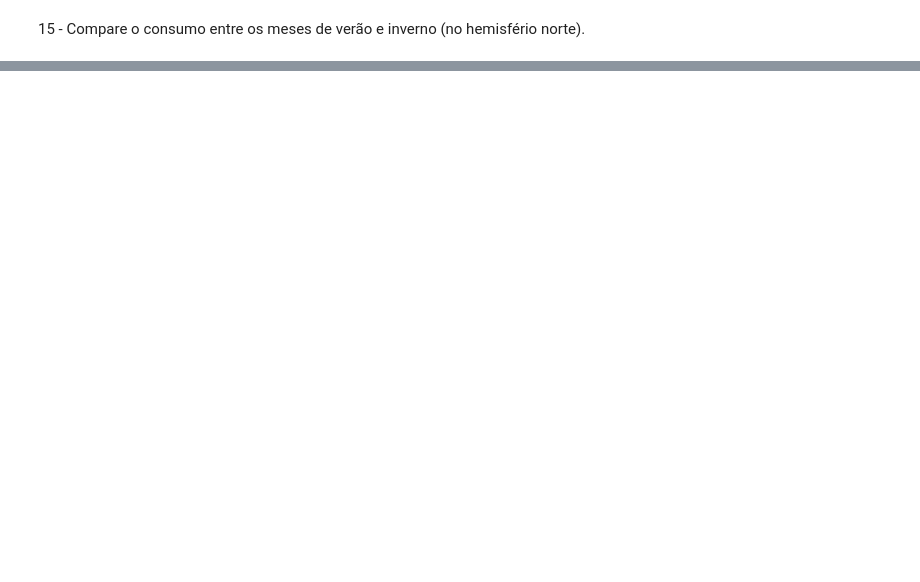
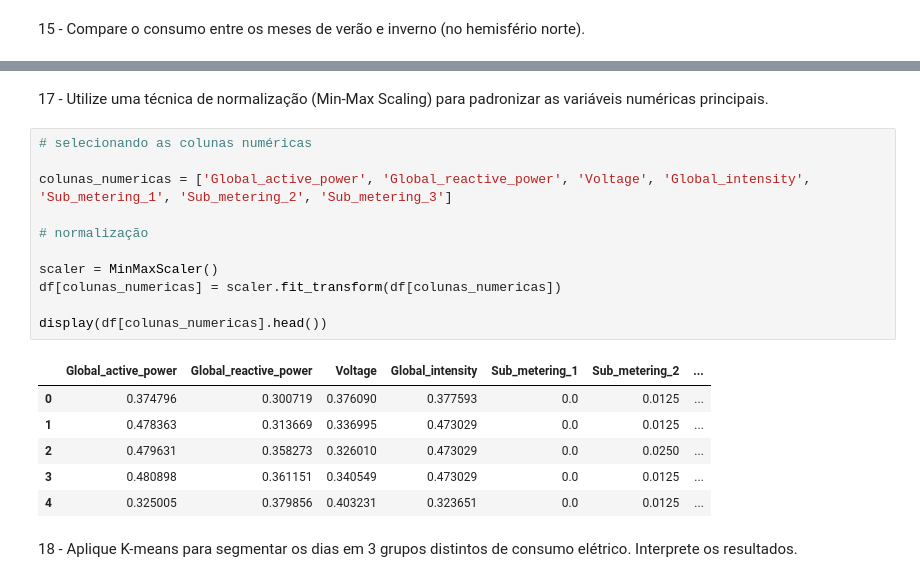
Before and after one commit to NathanMagno/energy-consumers-data, a Jupyter notebook: cp04.ipynb, the cells around one changed output, grey strips where cells are left out. Saved outputs shown, nothing was run; the diff lists cells and outputs as text; blank space fills up the shorter version.

```diff
--- a/cp04.ipynb
+++ b/cp04.ipynb
@@ -356,0 +398,22 @@ Average power consumption is higher in winter than in summer.
+# %% [markdown]
+17 - Utilize uma técnica de normalização (Min-Max Scaling) para padronizar as variáveis numéricas principais.
+# %%
+# selecionando as colunas numéricas
+
+colunas_numericas = ['Global_active_power', 'Global_reactive_power', 'Voltage', 'Global_intensity', 'Sub_metering_1', 'Sub_metering_2', 'Sub_metering_3']
+
+# normalização
+
+scaler = MinMaxScaler()
+df[colunas_numericas] = scaler.fit_transform(df[colunas_numericas])
+
+display(df[colunas_numericas].head())
+# %% [output]
+|  | Global_active_power | Global_reactive_power | Voltage | Global_intensity | Sub_metering_1 | Sub_metering_2 | ... |
+| 0 | 0.374796 | 0.300719 | 0.376090 | 0.377593 | 0.0 | 0.0125 | ... |
+| 1 | 0.478363 | 0.313669 | 0.336995 | 0.473029 | 0.0 | 0.0125 | ... |
+| 2 | 0.479631 | 0.358273 | 0.326010 | 0.473029 | 0.0 | 0.0250 | ... |
+| 3 | 0.480898 | 0.361151 | 0.340549 | 0.473029 | 0.0 | 0.0125 | ... |
+| 4 | 0.325005 | 0.379856 | 0.403231 | 0.323651 | 0.0 | 0.0125 | ... |
+# %% [markdown]
+18 - Aplique K-means para segmentar os dias em 3 grupos distintos de consumo elétrico. Interprete os resultados.
```
Also changed, not shown: parts of 25 cells of this notebook.
